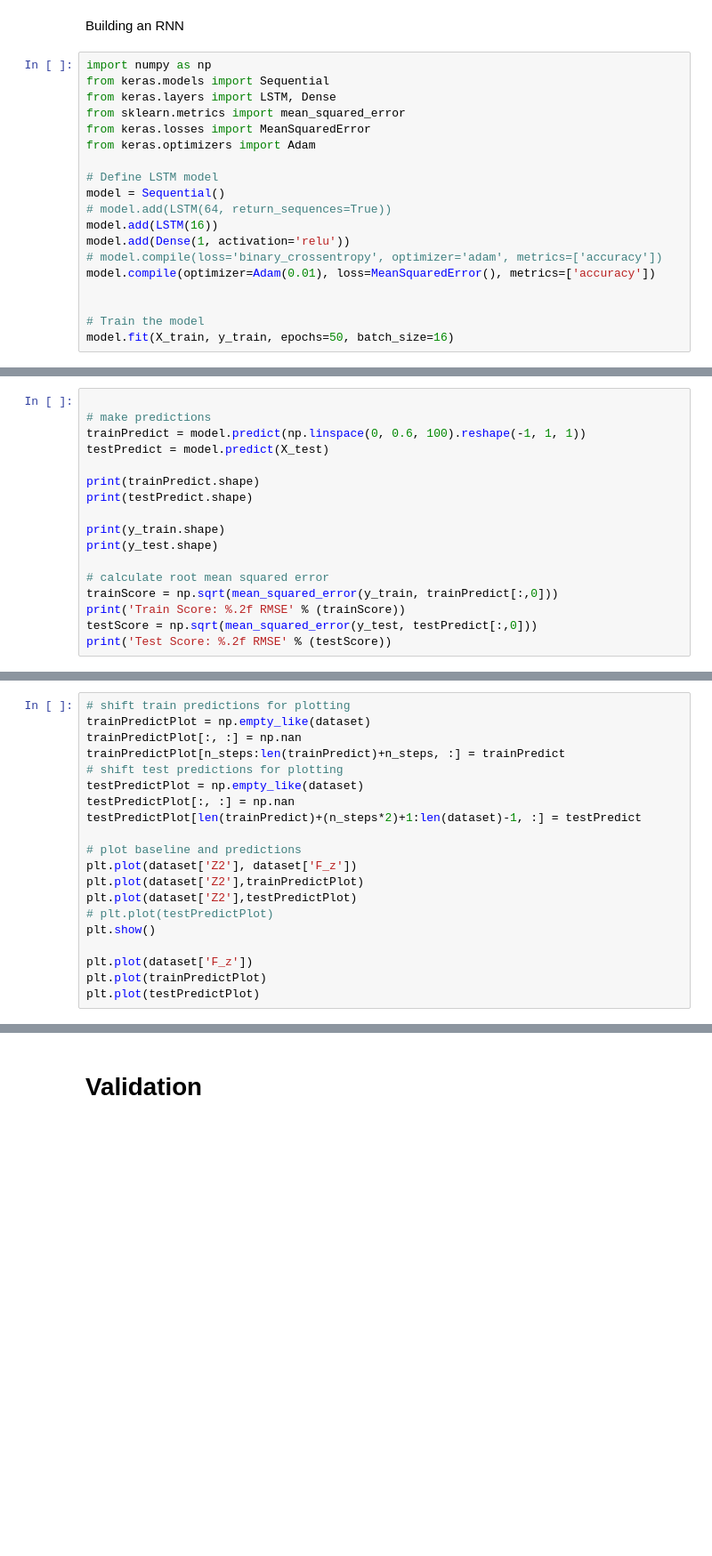
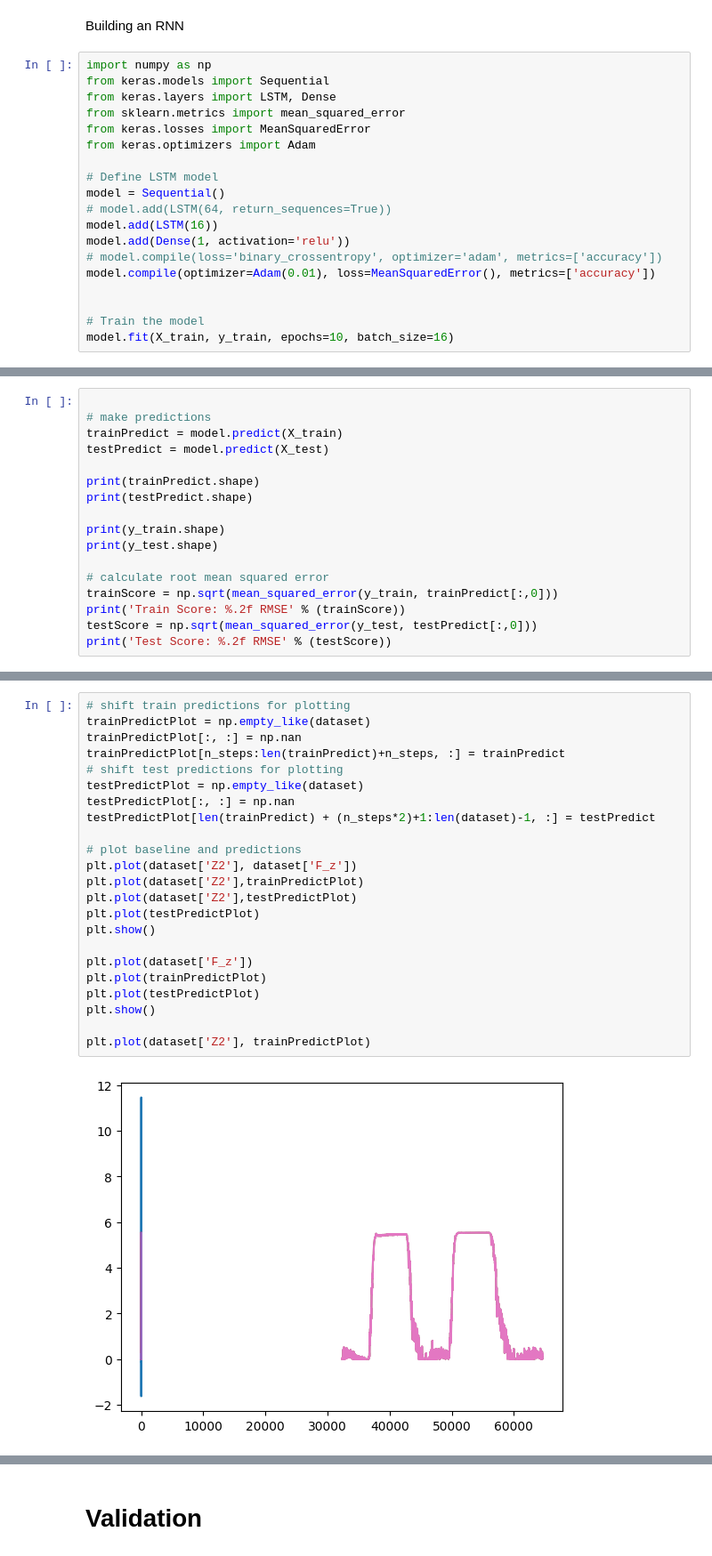
Before and after one commit to LowiekVDS/High-Resolution-Three-axis-Force-Sensing-for-Robotic-Fingertips, a Jupyter notebook: notebooks/hysteresis.ipynb, the cells around one changed output, grey strips where cells are left out. Shown at 89% size. Cells and saved outputs as stored; diff of their text form; blank space fills up the shorter version.

```diff
--- a/notebooks/hysteresis.ipynb
+++ b/notebooks/hysteresis.ipynb
@@ -272,4 +285,4 @@ model.compile(optimizer=Adam(0.01), loss=MeanSquaredError(), metrics=['accuracy'
 
 
 # Train the model
-model.fit(X_train, y_train, epochs=50, batch_size=16)
+model.fit(X_train, y_train, epochs=10, batch_size=16)
@@ -276,7 +311,7 @@ model.fit(X_train, y_train, epochs=50, batch_size=16)
 # %%
 
 # make predictions
-trainPredict = model.predict(np.linspace(0, 0.6, 100).reshape(-1, 1, 1))
+trainPredict = model.predict(X_train)
 testPredict = model.predict(X_test)
 
 print(trainPredict.shape)
@@ -293,20 +337,25 @@ print('Test Score: %.2f RMSE' % (testScore))
 # %%
 # shift train predictions for plotting
 trainPredictPlot = np.empty_like(dataset)
 trainPredictPlot[:, :] = np.nan
 trainPredictPlot[n_steps:len(trainPredict)+n_steps, :] = trainPredict
 # shift test predictions for plotting
 testPredictPlot = np.empty_like(dataset)
 testPredictPlot[:, :] = np.nan
-testPredictPlot[len(trainPredict)+(n_steps*2)+1:len(dataset)-1, :] = testPredict
+testPredictPlot[len(trainPredict) + (n_steps*2)+1:len(dataset)-1, :] = testPredict
 
 # plot baseline and predictions
 plt.plot(dataset['Z2'], dataset['F_z'])
 plt.plot(dataset['Z2'],trainPredictPlot)
 plt.plot(dataset['Z2'],testPredictPlot)
-# plt.plot(testPredictPlot)
+plt.plot(testPredictPlot)
 plt.show()
 
 plt.plot(dataset['F_z'])
 plt.plot(trainPredictPlot)
 plt.plot(testPredictPlot)
+plt.show()
+
+plt.plot(dataset['Z2'], trainPredictPlot)
+# %% [output]
+[figure, added]
```
Also changed, not shown: parts of 7 cells of this notebook, 5 other files.
